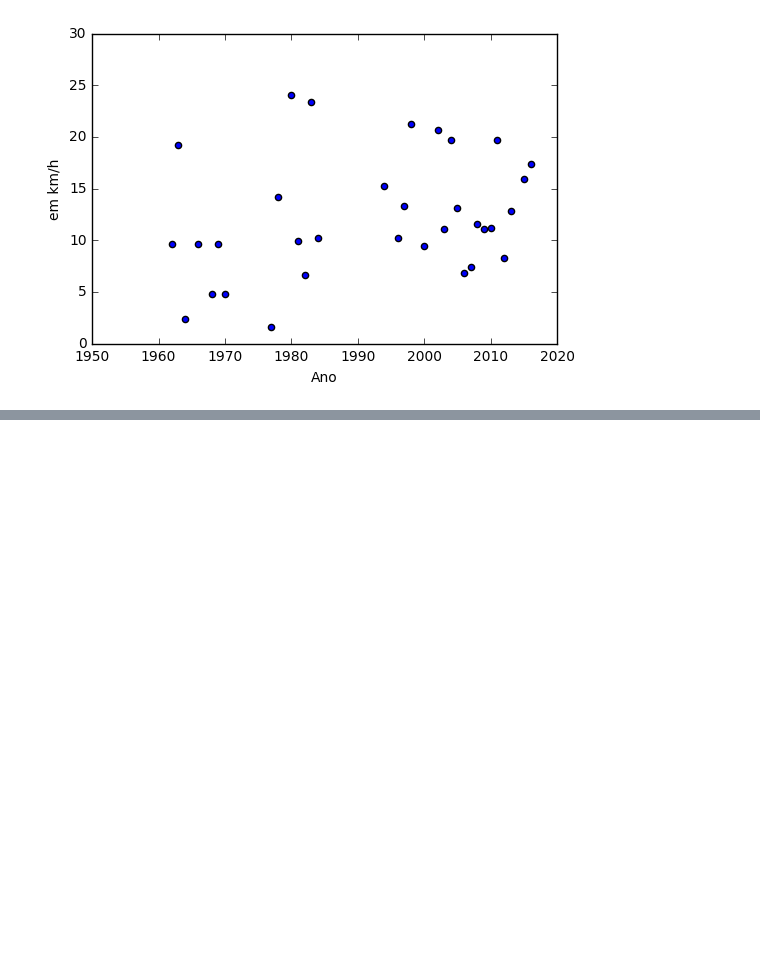
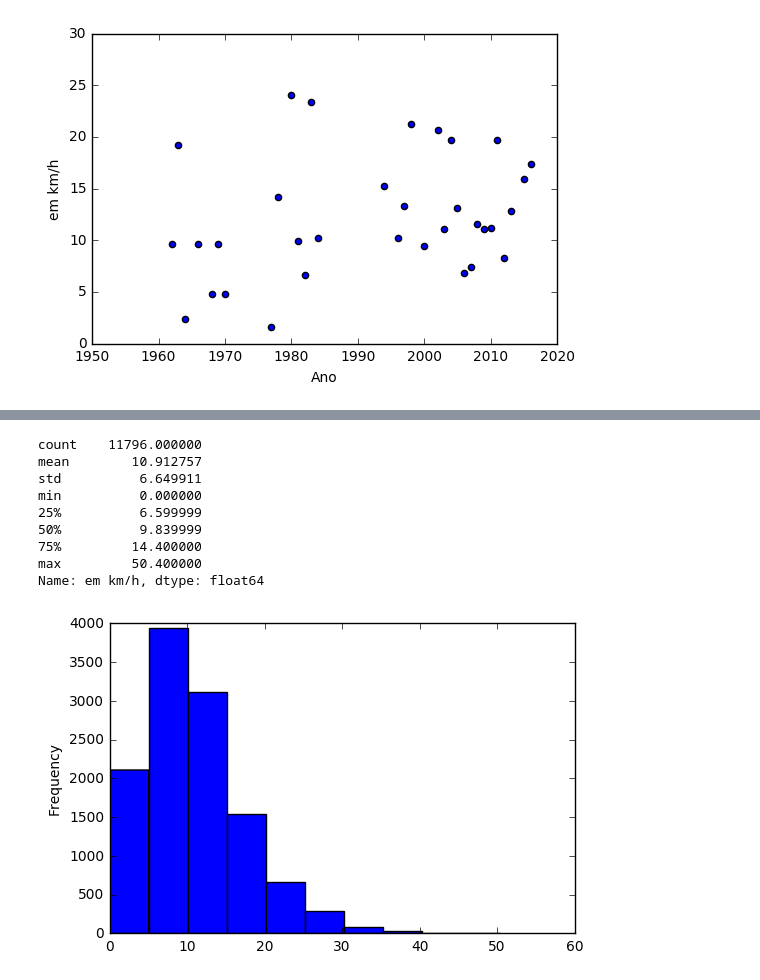
Before and after one commit to jvitorfromhell/icd-meteorologia, a Jupyter notebook: analise.ipynb, the cells around one changed output, grey strips where cells are left out. Cells and saved outputs as stored; diff of their text form; code cells hidden in the pictures; blank space fills up the shorter version.

```diff
--- a/analise.ipynb
+++ b/analise.ipynb
@@ -143,0 +183,16 @@ finados.plot(kind='scatter', x='Ano', y='em km/h')
+# %%
+# Finados tem uma distribuicao com tendencia maior que o restante do ano?
+
+vento['em km/h'].plot(kind='hist')
+vento['em km/h'].describe()
+# %% [output]
+count    11796.000000
+mean        10.912757
+std          6.649911
+min          0.000000
+25%          6.599999
+50%          9.839999
+75%         14.400000
+max         50.400000
+Name: em km/h, dtype: float64
+[figure, added]
```
Also changed, not shown: parts of 12 cells of this notebook.
